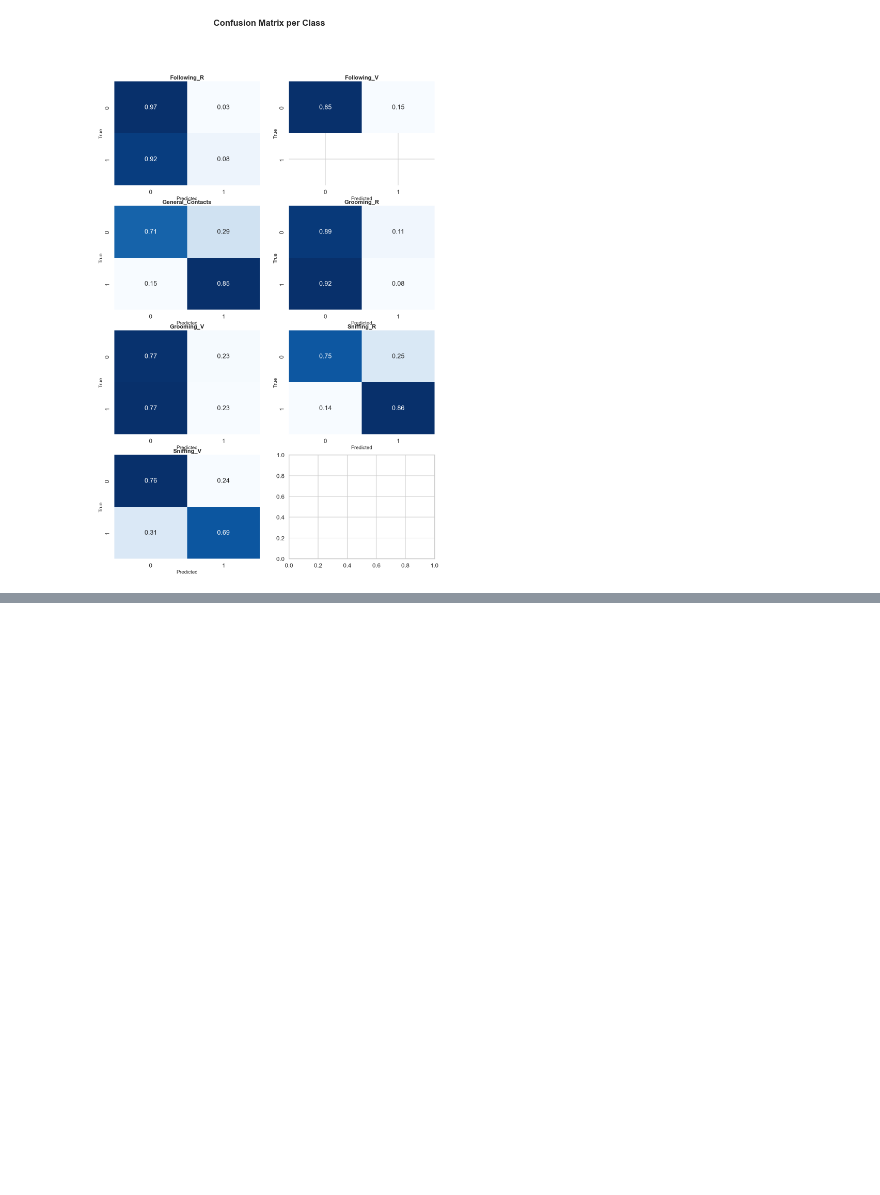
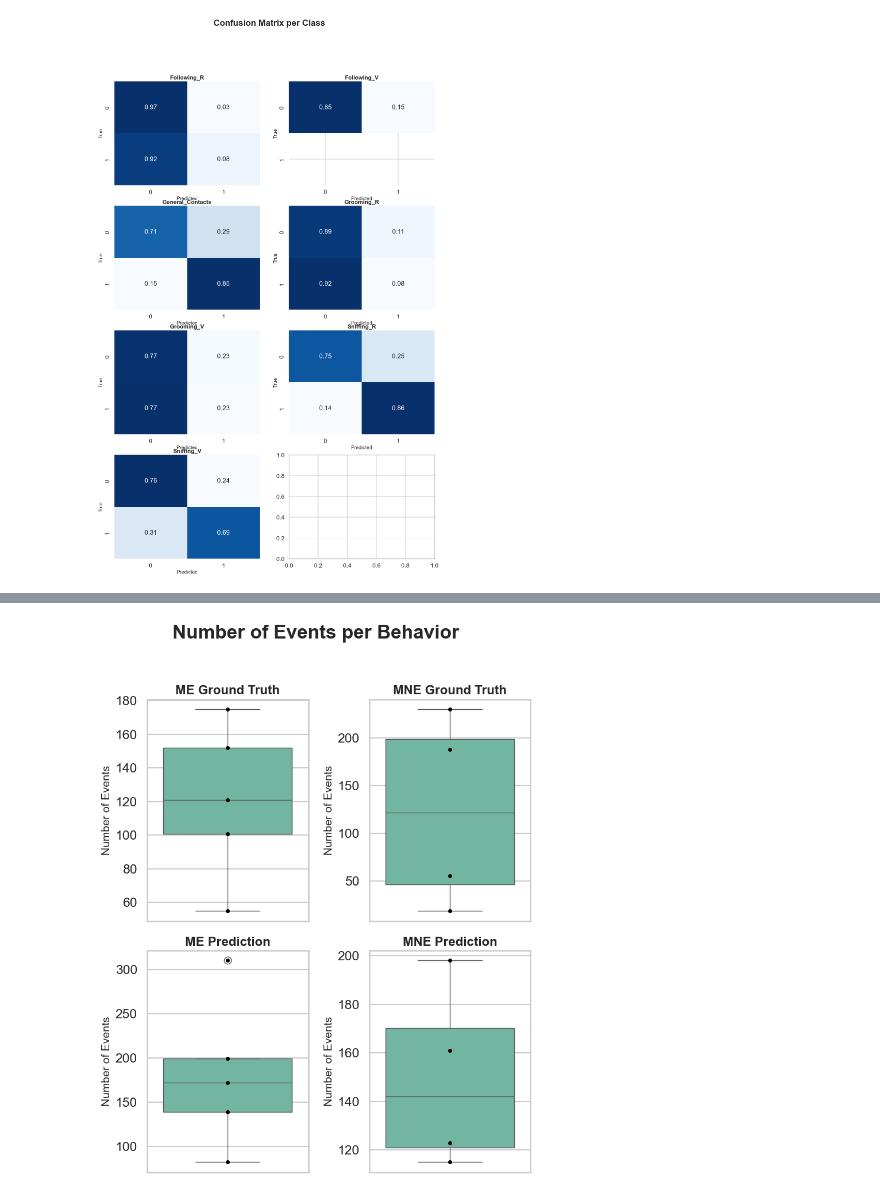
Before and after one commit to JulianAlvarezdeGiorgi/Behavioral_Tagging_of_Mice_in_multiple_Mice_setup_using_Deep_Learning, a Jupyter notebook: src/results.ipynb, the cells around one changed output, grey strips where cells are left out. Cells and saved outputs as stored; diff of their text form; code cells hidden in the pictures; blank space fills up the shorter version.

Commit message:
Boxplots

```diff
--- a/src/results.ipynb
+++ b/src/results.ipynb
@@ -522,0 +522,3 @@ plt.show()
+# %%
+folder_gt_path = r'c:\Users\jalvarez\Documents\Data\DataSet_MDX52_INES\GT'
+folder_pred_path = r'c:\Users\jalvarez\Documents\Data\DataSet_MDX52_INES\outputs'
@@ -522,0 +547,5 @@ plt.show()
+# %%
+
+files_pred = os.listdir(folder_pred_path)
+files_pred = sorted(files_pred)
+files_pred
@@ -522,0 +605,6 @@ plt.show()
+# %%
+# Gropus of study
+ME = ['Test_1', 'Test_2', 'Test_7', 'Test_8', 'Test_14']
+WTE = ['Test_3', 'Test_9', 'Test_15', 'Test_16']
+MNE = ['Test_4', 'Test_6', 'Test_10', 'Test_12']
+WTNE = ['Test_5', 'Test_11', 'Test_13']
@@ -522,0 +653,6 @@ plt.show()
+# %%
+df_pred = pred_df[0].drop(columns=['frame'])
+columns_pred = pred_df[0].columns[1:]
+df_gt = gt_df[0].drop(columns= gt_df[0].columns.difference(columns_pred))
+# Order the columns
+columns_ordered = df_gt.reindex(sorted(df_gt.columns), axis=1).columns
@@ -522,0 +786,50 @@ plt.show()
+# %%
+# Box plot of each behavior
+idx_beh = 1
+
+# Set the style and context for the plot
+sns.set_theme(style="whitegrid", context="talk")
+
+# Create two boxplots next to each other
+fig, axs = plt.subplots(2, 2, figsize=(8, 10))
+fig.suptitle('Number of Events per Behavior', fontsize=24, fontweight='bold')
+
+# Define a color palette
+palette = sns.color_palette("Set2")
+
+# Boxplot for MEgt behavior 1
+sns.boxplot(data=df_ME_gt.iloc[:, idx_beh], ax=axs[0, 0], palette=palette)
+# Plot the points
+sns.swarmplot(data=df_ME_gt.iloc[:, idx_beh], color='black', ax=axs[0, 0])
+axs[0, 0].set_title('ME Ground Truth', fontsize=16, fontweight='bold')
+axs[0, 0].set_ylabel('Number of Events', fontsize=14)
+axs[0, 0].set_xlabel('')
+
+# Boxplot for MNEgt behavior 1
+sns.boxplot(data=df_MNE_gt.iloc[:, idx_beh], ax=axs[0, 1], palette=palette)
+# Plot the points
+sns.swarmplot(data=df_MNE_gt.iloc[:, idx_beh], color='black', ax=axs[0, 1])
+axs[0, 1].set_title('MNE Ground Truth', fontsize=16, fontweight='bold')
+axs[0, 1].set_ylabel('Number of Events', fontsize=14)
+axs[0, 1].set_xlabel('')
+
+# Boxplot for MEpred behavior 1
+sns.boxplot(data=df_ME_pred.iloc[:, idx_beh], ax=axs[1, 0], palette=palette)
+# Plot the points
+sns.swarmplot(data=df_ME_pred.iloc[:, idx_beh], color='black', ax=axs[1, 0])
+axs[1, 0].set_title('ME Prediction', fontsize=16, fontweight='bold')
+axs[1, 0].set_ylabel('Number of Events', fontsize=14)
+axs[1, 0].set_xlabel('')
+
+# Boxplot for MNEpred behavior 1
+sns.boxplot(data=df_MNE_pred.iloc[:, idx_beh], ax=axs[1, 1], palette=palette)
+# Plot the points
+sns.swarmplot(data=df_MNE_pred.iloc[:, idx_beh], color='black', ax=axs[1, 1])
+axs[1, 1].set_title('MNE Prediction', fontsize=16, fontweight='bold')
+axs[1, 1].set_ylabel('Number of Events', fontsize=14)
+axs[1, 1].set_xlabel('')
+
+# Adjust layout
+plt.tight_layout(rect=[0, 0, 1, 0.96])
+plt.show()
+# %% [output]
@@ -522,0 +851 @@ plt.show()
+[figure, added]
```
Also changed, not shown: parts of 22 cells of this notebook, 1 other file.
